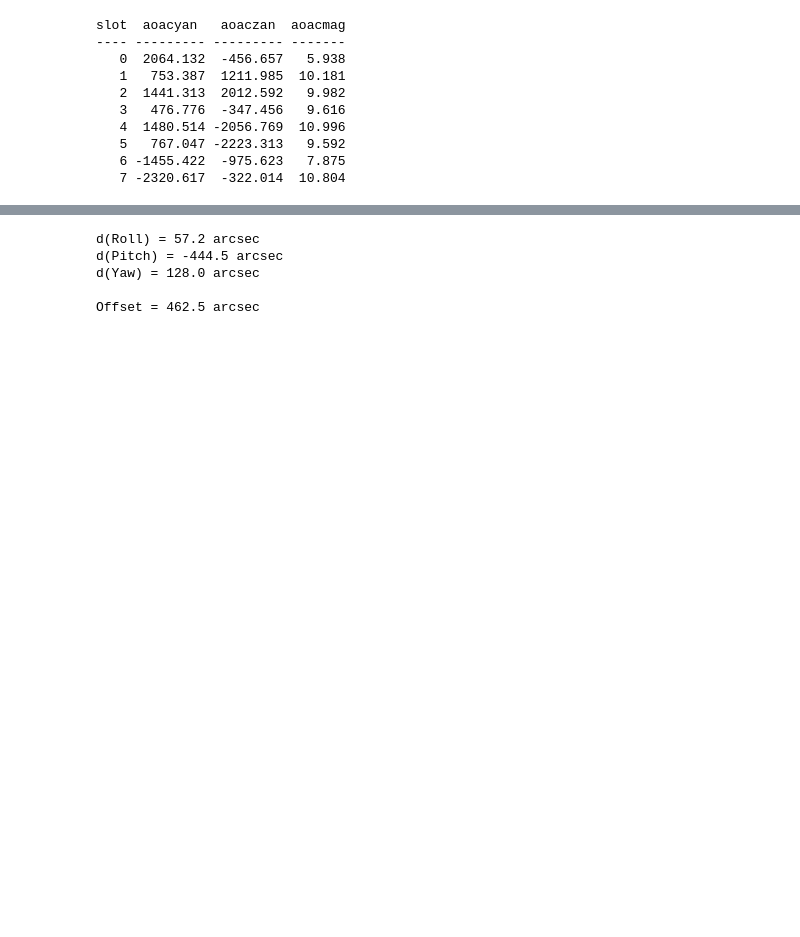
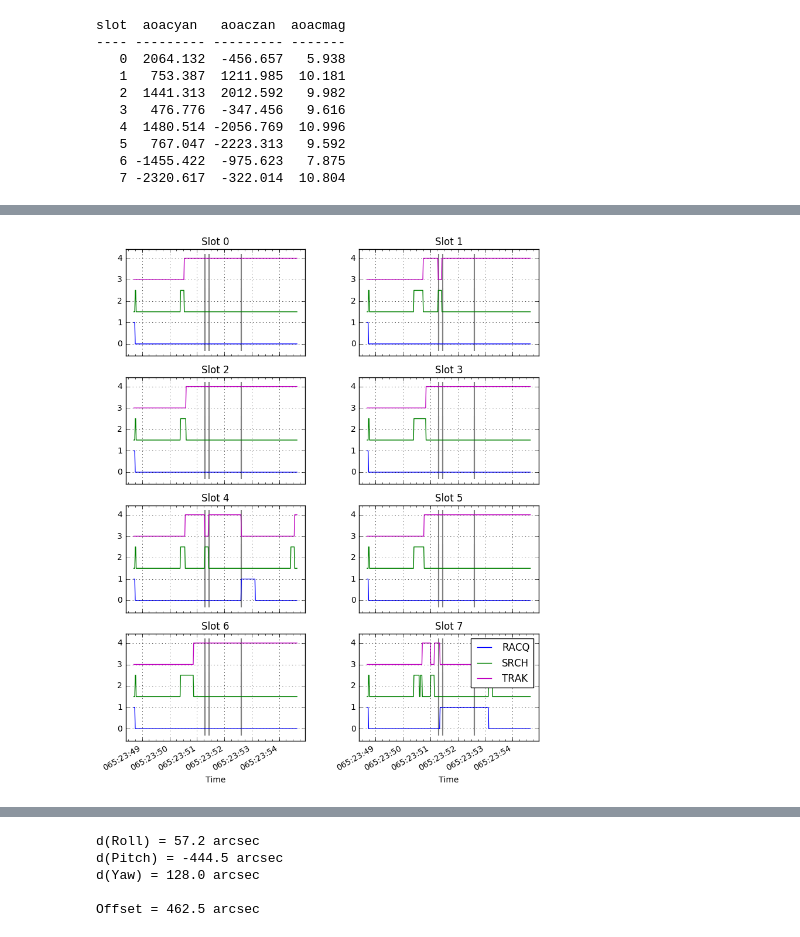
Before and after one commit to malgosias/nsm_2017_066, a Jupyter notebook: nsm_2017_066.ipynb, the cells around one changed output, grey strips where cells are left out. Saved outputs shown, nothing was run; the diff lists cells and outputs as text; code cells hidden in the pictures; blank space fills up the shorter version.

```diff
--- a/nsm_2017_066.ipynb
+++ b/nsm_2017_066.ipynb
@@ -332,0 +395,30 @@ slot  aoacyan   aoaczan  aoacmag
+# %%
+msids = ['aoacfct{}'.format(i) for i in range(8)]
+telem1 = fetch.MSIDset(msids, start=start_50260, stop=stop_50260)
+
+unique = []
+for msid in msids:
+    unique.append(np.unique(telem1[msid].vals))
+
+unique = np.unique(unique)
+# %%
+plt.figure(figsize=(7.5, 12))
+
+colors = 'bgmy'
+for i, msid in enumerate(msids):
+    for ii, fct in enumerate(unique[1:]):
+        vals = telem1[msid].vals == fct
+        plt.subplot(4, 2, i + 1)
+        plot_cxctime(telem1[msid].times, vals + ii * 1.5, color=colors[ii], label=fct)
+        # Time when Roll bias changes its behavior
+        plt.vlines(DateTime([t_gui, t_drop14, t_roll]).plotdate, plt.ylim()[0], plt.ylim()[1],
+                   color='gray', linestyle='solid', lw=1.5)
+        plt.margins(0.05)
+        plt.xlabel('Time')
+        plt.grid()
+        plt.title('Slot {}'.format(i))
+
+plt.legend()
+plt.subplots_adjust(left=0.05, bottom=0.2, right=0.99, top=0.9, wspace=0.3)
+# %% [output]
+[figure, added]
```
Also changed, not shown: parts of 51 cells of this notebook, 2 other files.
